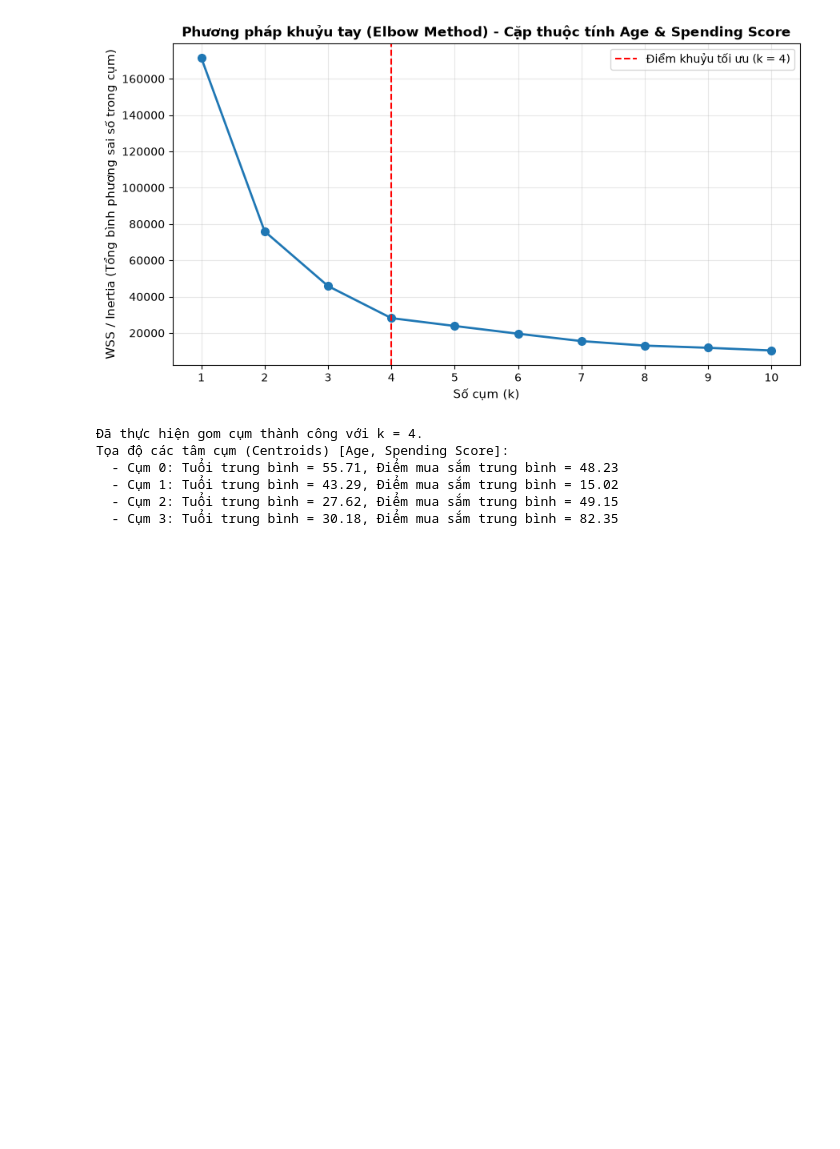
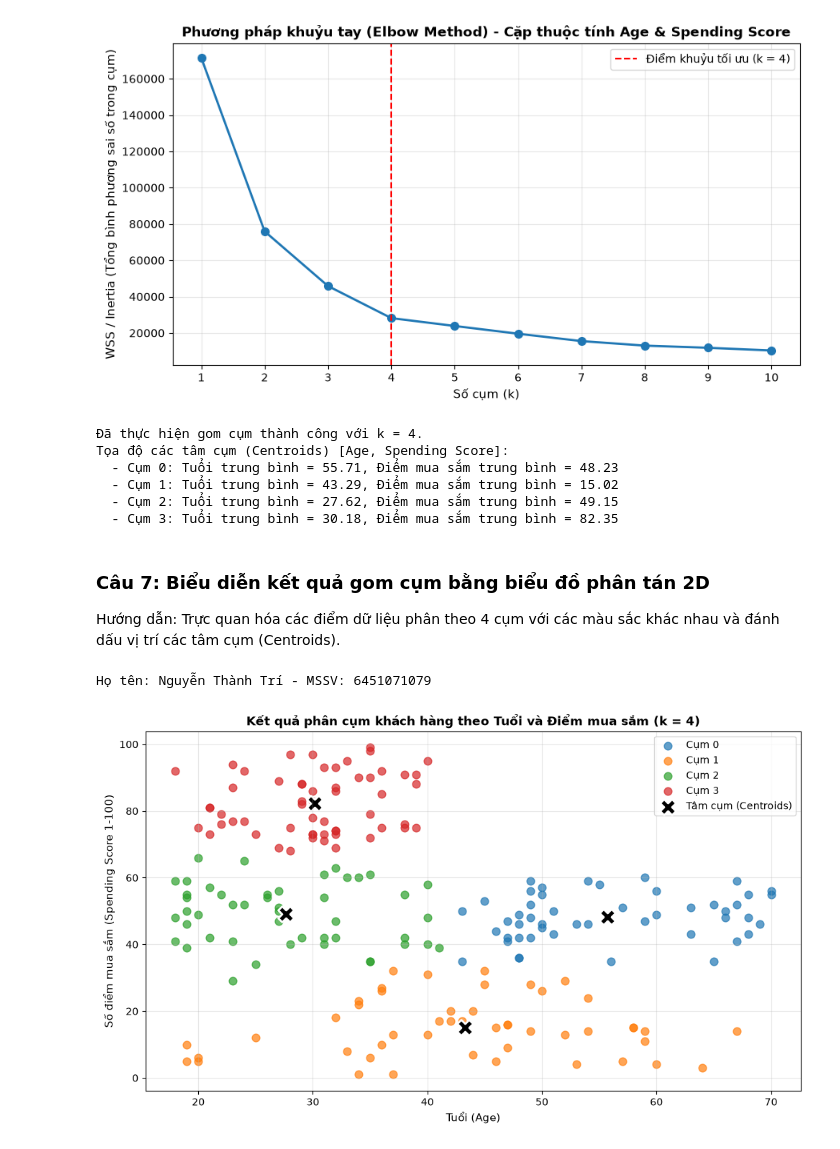
Before and after one commit to TriNguyenThanh/6451071079_Lab23, a Jupyter notebook: model/6451071079_LAB3_Bai5.ipynb, the cells around one changed output. Cells and saved outputs as stored; diff of their text form; code cells hidden in the pictures; blank space fills up the shorter version.

Commit message:
feature<bai5_cau7>: truc quan hoa ket qua gom cum 2d kem toa do tam cum

```diff
--- a/model/6451071079_LAB3_Bai5.ipynb
+++ b/model/6451071079_LAB3_Bai5.ipynb
@@ -268,3 +268,31 @@ Tọa độ các tâm cụm (Centroids) [Age, Spending Score]:
   - Cụm 1: Tuổi trung bình = 43.29, Điểm mua sắm trung bình = 15.02
   - Cụm 2: Tuổi trung bình = 27.62, Điểm mua sắm trung bình = 49.15
   - Cụm 3: Tuổi trung bình = 30.18, Điểm mua sắm trung bình = 82.35
+# %% [markdown]
+### Câu 7: Biểu diễn kết quả gom cụm bằng biểu đồ phân tán 2D
+Hướng dẫn: Trực quan hóa các điểm dữ liệu phân theo 4 cụm với các màu sắc khác nhau và đánh dấu vị trí các tâm cụm (Centroids).
+# %%
+# Nguyễn Thành Trí - MSSV: 6451071079
+print("Họ tên: Nguyễn Thành Trí - MSSV: 6451071079")
+
+plt.figure(figsize=(10, 6))
+colors_cluster = ['#1f77b4', '#ff7f0e', '#2ca02c', '#d62728']
+cluster_names = [f'Cụm {i}' for i in range(4)]
+
+for i in range(4):
+    points = X_age_spend[cluster_labels1 == i]
+    plt.scatter(points[:, 0], points[:, 1], s=60, color=colors_cluster[i], label=cluster_names[i], alpha=0.7)
+
+# Vẽ tâm cụm
+plt.scatter(centroids1[:, 0], centroids1[:, 1], s=250, c='black', marker='X', edgecolor='white', linewidth=2, label='Tâm cụm (Centroids)')
+
+plt.title('Kết quả phân cụm khách hàng theo Tuổi và Điểm mua sắm (k = 4)', fontsize=12, fontweight='bold')
+plt.xlabel('Tuổi (Age)', fontsize=11)
+plt.ylabel('Số điểm mua sắm (Spending Score 1-100)', fontsize=11)
+plt.legend(frameon=True, loc='upper right')
+plt.grid(True, alpha=0.3)
+plt.tight_layout()
+plt.show()
+# %% [output]
+Họ tên: Nguyễn Thành Trí - MSSV: 6451071079
+[figure, added]
```
